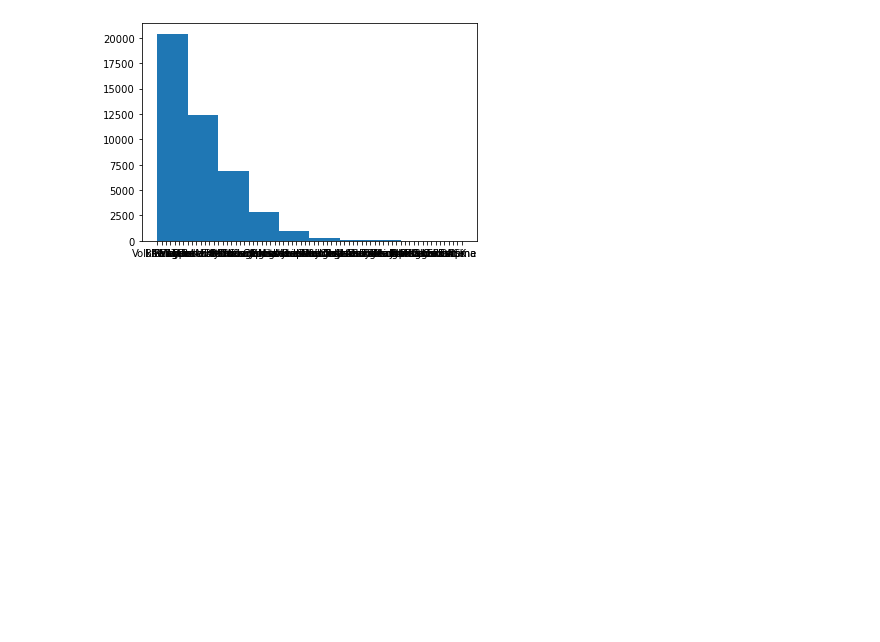
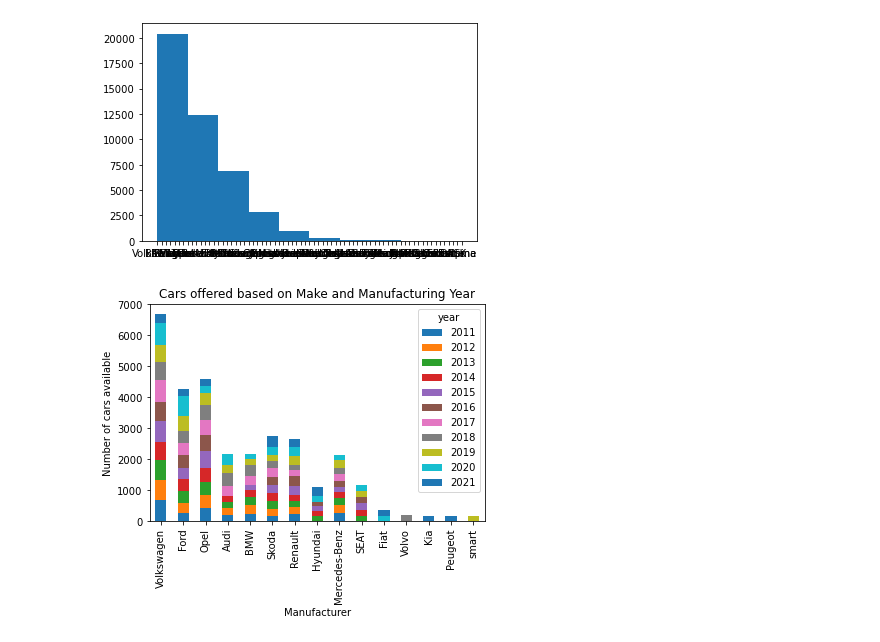
Before and after one commit to VJNayak/BusinessAnalytics, a Jupyter notebook: Germany Cars.ipynb, the cells around one changed output. Saved outputs shown, nothing was run; the diff lists cells and outputs as text; code cells hidden in the pictures; blank space fills up the shorter version.

```diff
--- a/Germany Cars.ipynb
+++ b/Germany Cars.ipynb
@@ -354,0 +341,9 @@ print(GermanCars2)
+# %%
+test=GermanCars2.groupby(["make","year"])["make"].count().sort_values(ascending=False).head(100).unstack('year')
+test.plot(kind="bar",stacked=True)
+plt.title("Cars offered based on Make and Manufacturing Year")
+plt.xlabel("Manufacturer")
+plt.ylabel("Number of cars available")
+plt.show()
+# %% [output]
+[figure, added]
```
Also changed, not shown: parts of 12 cells of this notebook.
